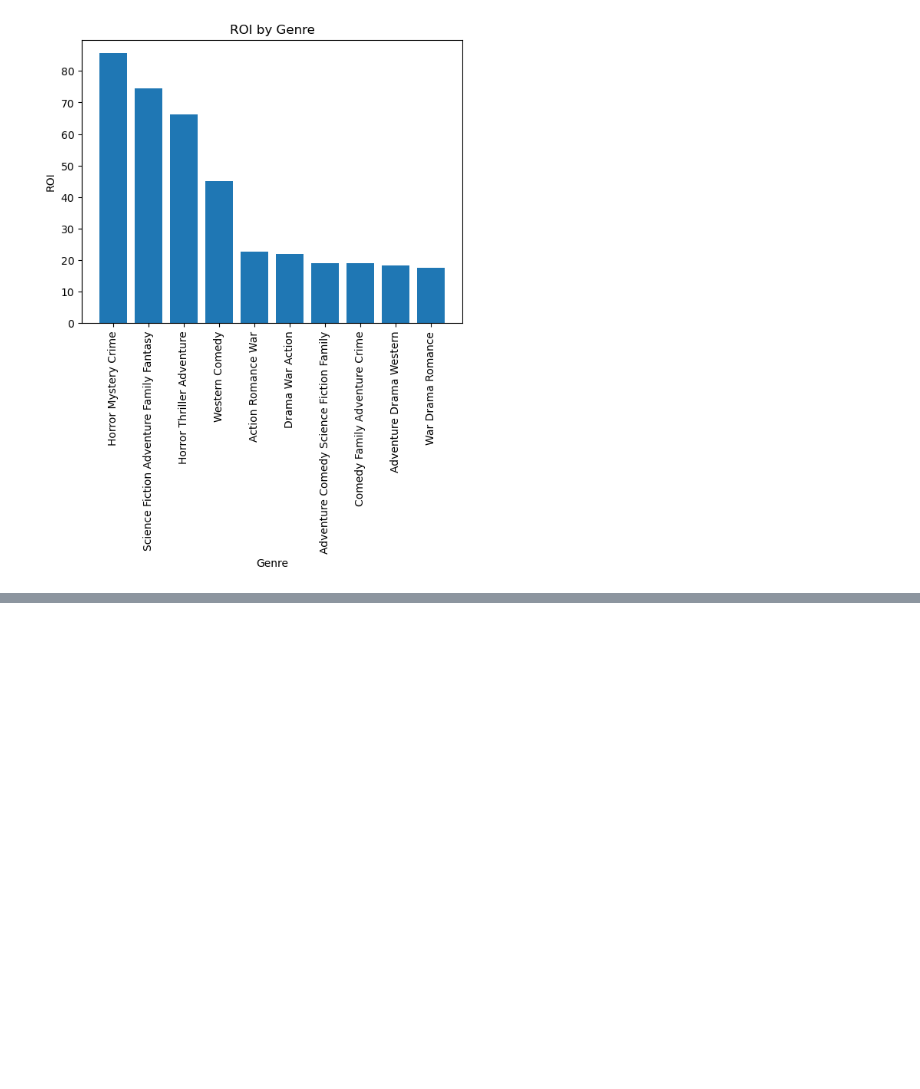
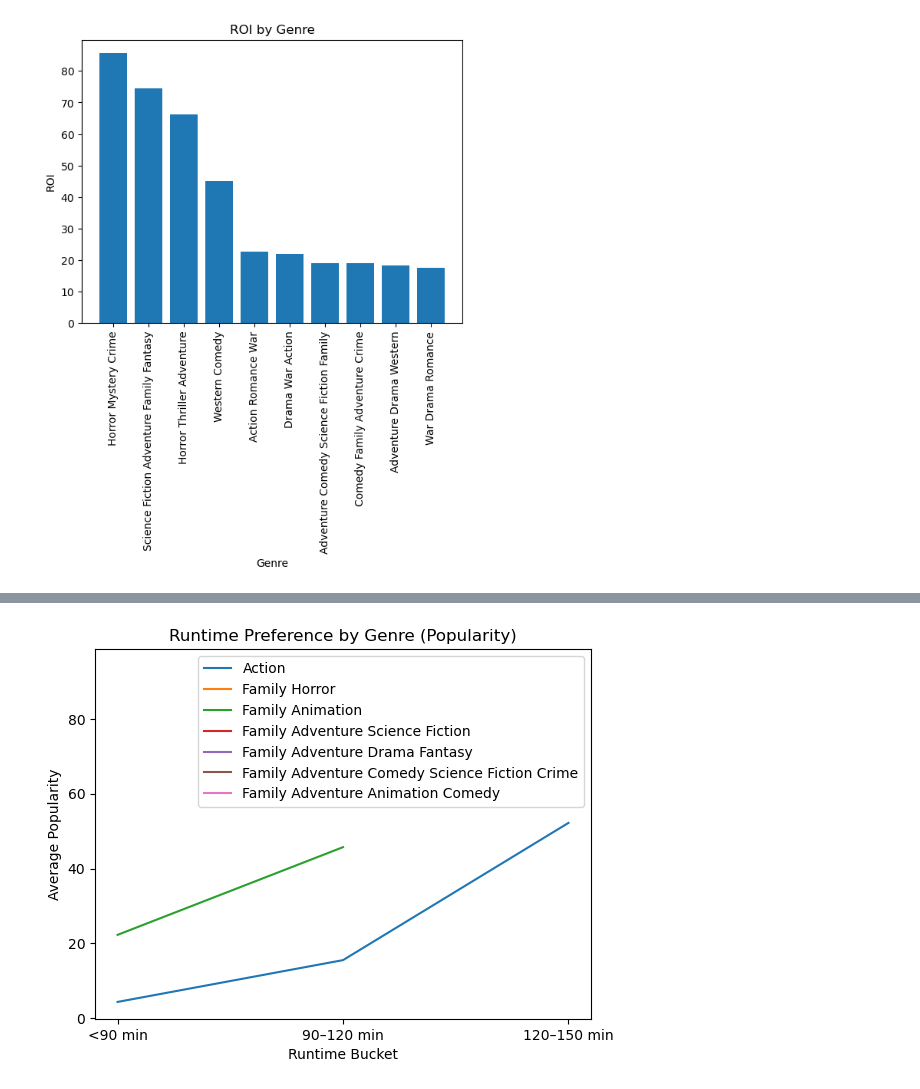
Before and after one commit to poojashelke8/Data_Science, a Jupyter notebook: Data_practice/Movie_EDA_Analysis/notebook/movie_Analysis.ipynb, the cells around one changed output, grey strips where cells are left out. Drawn from its saved outputs; the diff is of its cells as text; code cells hidden in the pictures; blank space fills up the shorter version.

```diff
--- a/Data_practice/Movie_EDA_Analysis/notebook/movie_Analysis.ipynb
+++ b/Data_practice/Movie_EDA_Analysis/notebook/movie_Analysis.ipynb
@@ -287,0 +342,24 @@ plt.show()
+# %%
+# Runtime and Genre interaction - Does runtime differ by genre and does runtime influence performance
+runtime_genre_df = genre_df[
+    (genre_df['runtime']>0) & (genre_df['runtime']<300)
+].copy()
+
+runtime_genre_df['runtime_bucket'] = pd.cut(
+    runtime_genre_df['runtime'],
+    bins=[0, 90, 120, 150, 300],
+    labels=['<90 min', '90–120 min', '120–150 min', '>150 min']
+)
+runtime_genre_perf = (
+    runtime_genre_df
+    .groupby(['genres','runtime_bucket'])
+    .agg(
+        movie_count = ('title','count'),
+        median_revenue = ('revenue','median'),
+        avg_popularity = ('popularity','mean'),
+        avg_vote = ('vote_average','mean')
+    )
+    .reset_index()
+)
+# print(runtime_genre_df)
+runtime_genre_perf.head()
@@ -287,0 +373,23 @@ plt.show()
+# %%
+top_genres = runtime_genre_perf['genres'].value_counts().head(7).index
+
+plot_df = runtime_genre_perf[
+    runtime_genre_perf['genres'].isin(top_genres)
+]
+
+plt.figure()
+for genre in top_genres:
+    genre_data = plot_df[plot_df['genres'] == genre]
+    plt.plot(
+        genre_data['runtime_bucket'],
+        genre_data['avg_popularity'],
+        label=genre
+    )
+
+plt.title('Runtime Preference by Genre (Popularity)')
+plt.xlabel('Runtime Bucket')
+plt.ylabel('Average Popularity')
+plt.legend()
+plt.show()
+# %% [output]
+[figure, added]
```
Also changed, not shown: parts of 11 cells of this notebook, 1 other file.
